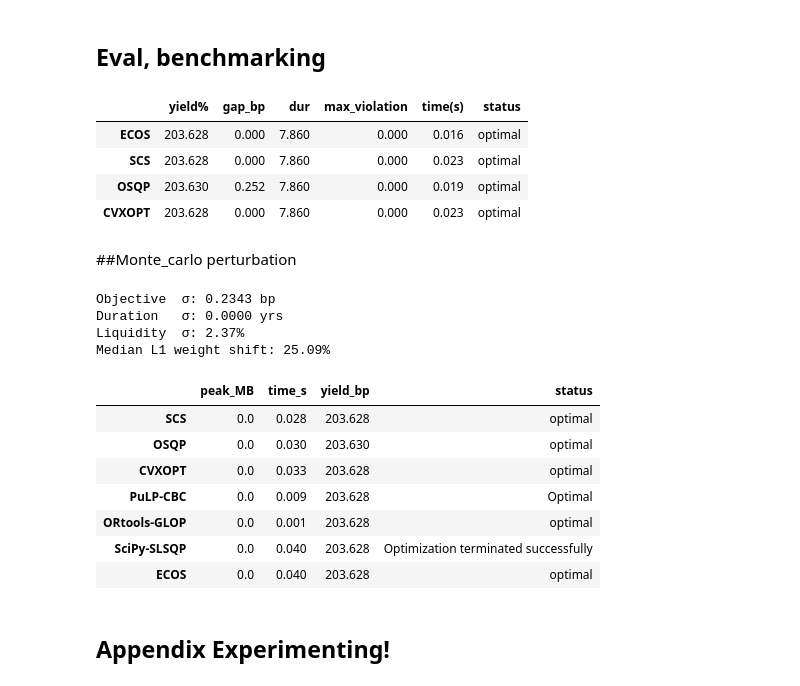
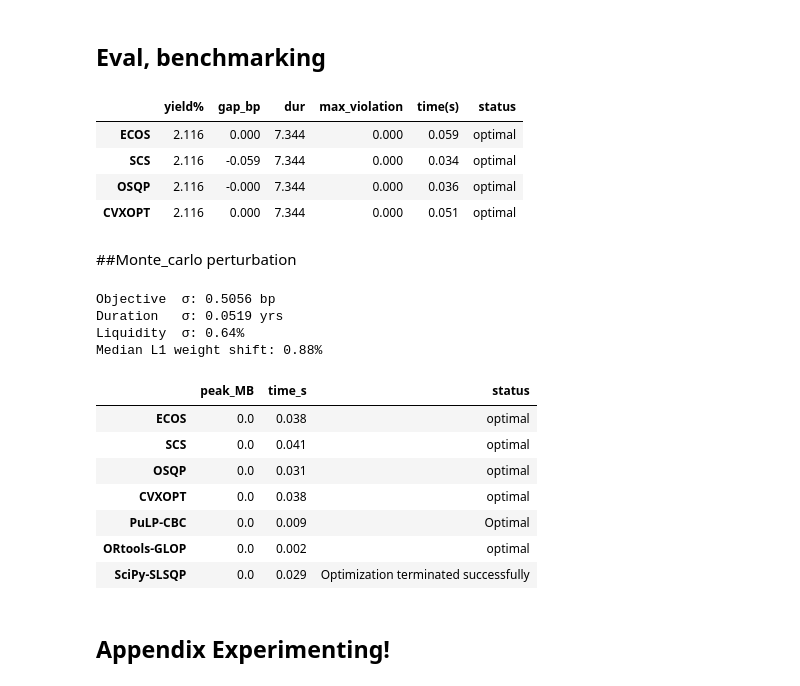
Before and after one commit to nmsudarsan/Bond_Optimizer, a Jupyter notebook: portfolio_optimizer.ipynb, the cells around one changed output. Drawn from its saved outputs; the diff is of its cells as text; code cells hidden in the pictures.

```diff
--- a/portfolio_optimizer.ipynb
+++ b/portfolio_optimizer.ipynb
@@ -153,23 +153,25 @@ constraints = [
 ]
 
 # 5️  Same-day liquidity ≥ 20 %
-same_day_mask = (liq == 'Same Day')          # Boolean vector
+same_day_mask = np.where(liq == 'Same Day')[0]  # index-based mask
 constraints.append(cp.sum(w[same_day_mask]) >= 0.20)
+
 
 # 6️  Sector min / max weights
 sector_bounds = {
     'TSY'        : (0.10, 1.00),
-    'ABS'        : (0.00, 0.20),
-    'MBS'        : (0.00, 0.40),
-    'Corp'       : (0.00, 0.50),
-    'High Yield' : (0.00, 0.05)
+    'ABS'        : (0.00, 0.80),
+    'MBS'        : (0.00, 0.80),
+    'Corp'       : (0.00, 0.80),
+    'High Yield' : (0.00, 0.85)
 }
 
 for sec, (lo, hi) in sector_bounds.items():
-    mask = (sector == sec)
+    idx = np.where(sector == sec)[0]  # Get integer indices
     if lo > 0:
-        constraints.append(cp.sum(w[mask]) >= lo)
-    constraints.append(cp.sum(w[mask]) <= hi)
+        constraints.append(cp.sum(w[idx]) >= lo)
+    constraints.append(cp.sum(w[idx]) <= hi)
+
 
 print(f"{len(constraints)} constraints assembled.")
 # %% [output]
@@ -350,7 +352,7 @@ weights_map, summary = {}, {}
 for name, fn in engines:
     w_opt, obj, t, stat = fn()
     weights_map[name] = w_opt
-    summary[name] = {'yield%':obj*100,
+    summary[name] = {'yield%':obj,
                      'duration':dur@w_opt,
                      'sameDay_%':np.sum(w_opt[same_day_mask]),
                      'sector_HY%':np.sum(w_opt[sector=='High Yield']),
@@ -364,7 +366,7 @@ sector_rec = {name:{s:np.sum(w[sector==s]) for s in unique_sectors}
 tbl_sector = pd.DataFrame(sector_rec).T[unique_sectors]
 
 # ── KPI table
-kpi_rec = {n:{'yield':y@w,'duration':dur@w,'rating_num':qnum@w,
+kpi_rec = {n:{'yield%':y@w,'duration':dur@w,'rating_num':qnum@w,
               'sameDay_pct':np.sum(w[same_day_mask])}
            for n,w in weights_map.items()}
 tbl_kpi = pd.DataFrame(kpi_rec).T
@@ -525,16 +527,17 @@ for name in summary:
 
 # Pretty print with new columns
 cols = ['yield%','gap_bp','dur','max_violation','time(s)','status']
-display(pd.DataFrame(summary).T[cols].round({
-    'yield%':3,'gap_bp':2,'dur':2,
-    'sameDay%':3,'secHY%':3,'time(s)':3,
-    'max_violation':2}))
+display(
+    pd.DataFrame(summary).T[cols]
+    .assign(**{'yield%': lambda df: df['yield%'] / 100})
+    .round({'yield%': 3, 'gap_bp': 2, 'dur': 2, 'max_violation': 2, 'time(s)': 3})
+)
 # %% [output]
 |  | yield% | gap_bp | dur | max_violation | time(s) | status |
-| ECOS | 203.628 | 0.000 | 7.860 | 0.000 | 0.016 | optimal |
-| SCS | 203.628 | 0.000 | 7.860 | 0.000 | 0.023 | optimal |
-| OSQP | 203.630 | 0.252 | 7.860 | 0.000 | 0.019 | optimal |
-| CVXOPT | 203.628 | 0.000 | 7.860 | 0.000 | 0.023 | optimal |
+| ECOS | 2.116 | 0.000 | 7.344 | 0.000 | 0.059 | optimal |
+| SCS | 2.116 | -0.059 | 7.344 | 0.000 | 0.034 | optimal |
+| OSQP | 2.116 | -0.000 | 7.344 | 0.000 | 0.036 | optimal |
+| CVXOPT | 2.116 | 0.000 | 7.344 | 0.000 | 0.051 | optimal |
 # %% [markdown]
 ##Monte_carlo perturbation
 # %%
@@ -590,10 +593,10 @@ print(f"Duration   σ: {sim_dur.std():.4f} yrs")
 print(f"Liquidity  σ: {sim_liq.std()*100:.2f}%")
 print(f"Median L1 weight shift: {np.median(sim_delta)*100:.2f}%")
 # %% [output]
-Objective  σ: 0.2343 bp
-Duration   σ: 0.0000 yrs
-Liquidity  σ: 2.37%
-Median L1 weight shift: 25.09%
+Objective  σ: 0.5056 bp
+Duration   σ: 0.0519 yrs
+Liquidity  σ: 0.64%
+Median L1 weight shift: 0.88%
 # %%
 # ╔══════════════════════════════════════════════════════════════════╗
 # 0. One-time install of memory_profiler + psutil
@@ -617,42 +620,41 @@ def run_with_mem(fn):
 engines = {
     'ECOS'        : lambda : solve_cvxpy('ECOS'),
     'SCS'         : lambda : solve_cvxpy('SCS'),
     'OSQP'        : lambda : solve_cvxpy('OSQP'),
     'CVXOPT'      : lambda : solve_cvxpy('CVXOPT'),
     'PuLP-CBC'    : solve_pulp,
     'ORtools-GLOP': solve_ortools,
     'SciPy-SLSQP' : solve_slsqp
 }
 
 # ─────────────────────────────────────────────────────────────
 # 2. Run + collect CPU time and peak MiB
 # ─────────────────────────────────────────────────────────────
 mem_tbl, weights_map = {}, {}
 for name, fn in engines.items():
     peak_mb, (w,obj,t,stat) = run_with_mem(fn)
     weights_map[name] = w
     mem_tbl[name] = {'peak_MB': peak_mb,
                      'time_s' : t,
-                     'yield_bp': obj*100,
                      'status' : stat}
 
 # ─────────────────────────────────────────────────────────────
 # 3. Display
 # ─────────────────────────────────────────────────────────────
 pd.options.display.float_format = '{:.3f}'.format
 display(pd.DataFrame(mem_tbl).T
         .sort_values('peak_MB')
         .style.format({'peak_MB':'{:.1f}', 'time_s':'{:.3f}',
                        'yield_bp':'{:.3f}'}))
 # %% [output]
-|  | peak_MB | time_s | yield_bp | status |
-| SCS | 0.0 | 0.028 | 203.628 | optimal |
-| OSQP | 0.0 | 0.030 | 203.630 | optimal |
-| CVXOPT | 0.0 | 0.033 | 203.628 | optimal |
-| PuLP-CBC | 0.0 | 0.009 | 203.628 | Optimal |
-| ORtools-GLOP | 0.0 | 0.001 | 203.628 | optimal |
-| SciPy-SLSQP | 0.0 | 0.040 | 203.628 | Optimization terminated successfully |
-| ECOS | 0.0 | 0.040 | 203.628 | optimal |
+|  | peak_MB | time_s | status |
+| ECOS | 0.0 | 0.038 | optimal |
+| SCS | 0.0 | 0.041 | optimal |
+| OSQP | 0.0 | 0.031 | optimal |
+| CVXOPT | 0.0 | 0.038 | optimal |
+| PuLP-CBC | 0.0 | 0.009 | Optimal |
+| ORtools-GLOP | 0.0 | 0.002 | optimal |
+| SciPy-SLSQP | 0.0 | 0.029 | Optimization terminated successfully |
 # %% [markdown]
 ## Appendix Experimenting!
 # %%
```
Also changed, not shown: parts of 3 cells of this notebook.
